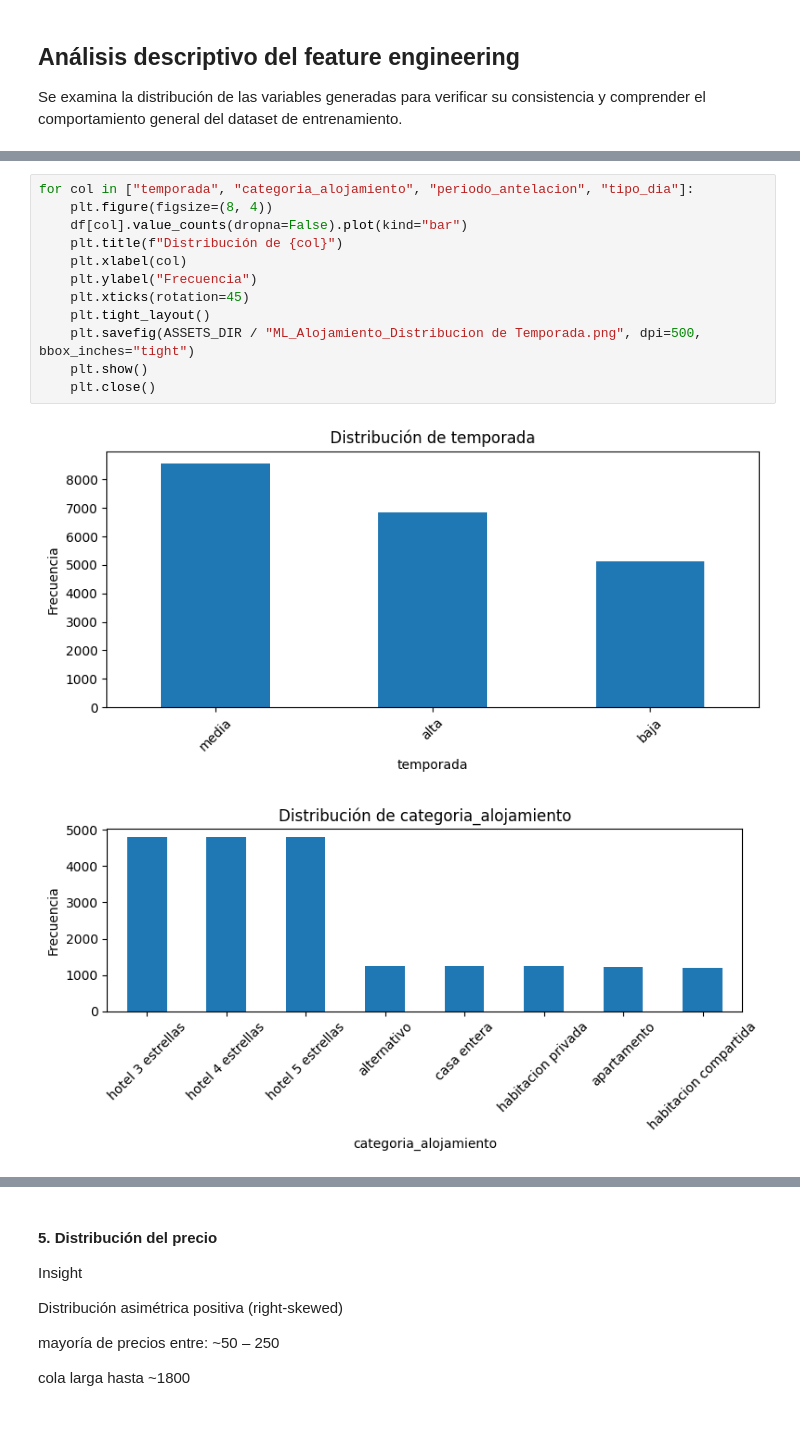
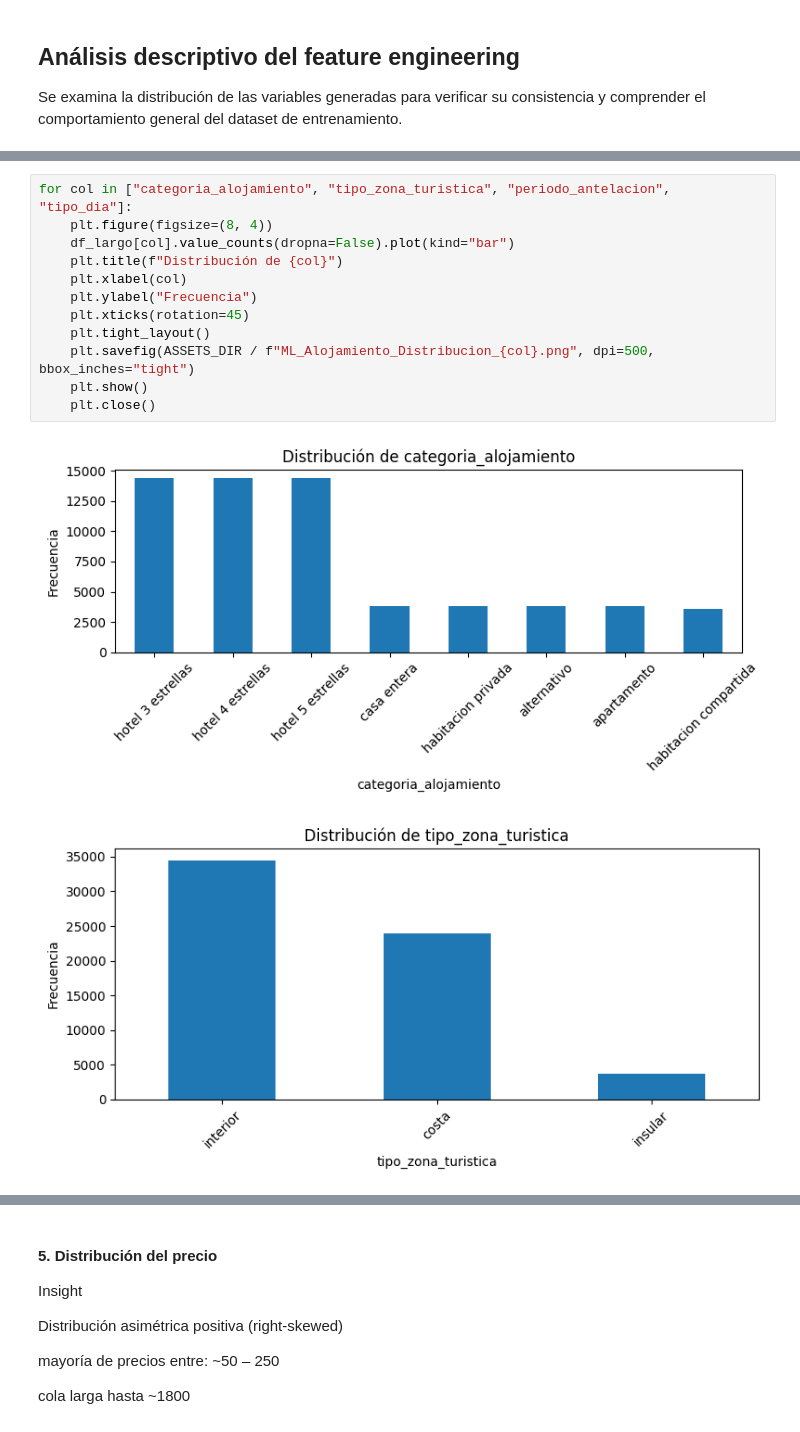
Before and after one commit to moralesvegaandrea-star/CulturaTrip.v2, a Jupyter notebook: Notebook/ML_Model/ML_Alojamiento.ipynb, the cells around one changed output, grey strips where cells are left out. Drawn from its saved outputs; the diff is of its cells as text.

```diff
--- a/Notebook/ML_Model/ML_Alojamiento.ipynb
+++ b/Notebook/ML_Model/ML_Alojamiento.ipynb
@@ -724,15 +708,15 @@ ni excesivamente complejo
 # %%
-for col in ["temporada", "categoria_alojamiento", "periodo_antelacion", "tipo_dia"]:
+for col in ["categoria_alojamiento", "tipo_zona_turistica", "periodo_antelacion", "tipo_dia"]:
     plt.figure(figsize=(8, 4))
-    df[col].value_counts(dropna=False).plot(kind="bar")
+    df_largo[col].value_counts(dropna=False).plot(kind="bar")
     plt.title(f"Distribución de {col}")
     plt.xlabel(col)
     plt.ylabel("Frecuencia")
     plt.xticks(rotation=45)
     plt.tight_layout()
-    plt.savefig(ASSETS_DIR / "ML_Alojamiento_Distribucion de Temporada.png", dpi=500, bbox_inches="tight")
+    plt.savefig(ASSETS_DIR / f"ML_Alojamiento_Distribucion_{col}.png", dpi=500, bbox_inches="tight")
     plt.show()
     plt.close()
 # %% [output]
-[figure, old version]
+[figure, new version]
-[figure, old version]
+[figure, new version]
```
Also changed, not shown: parts of 60 cells of this notebook, 55 other files.
